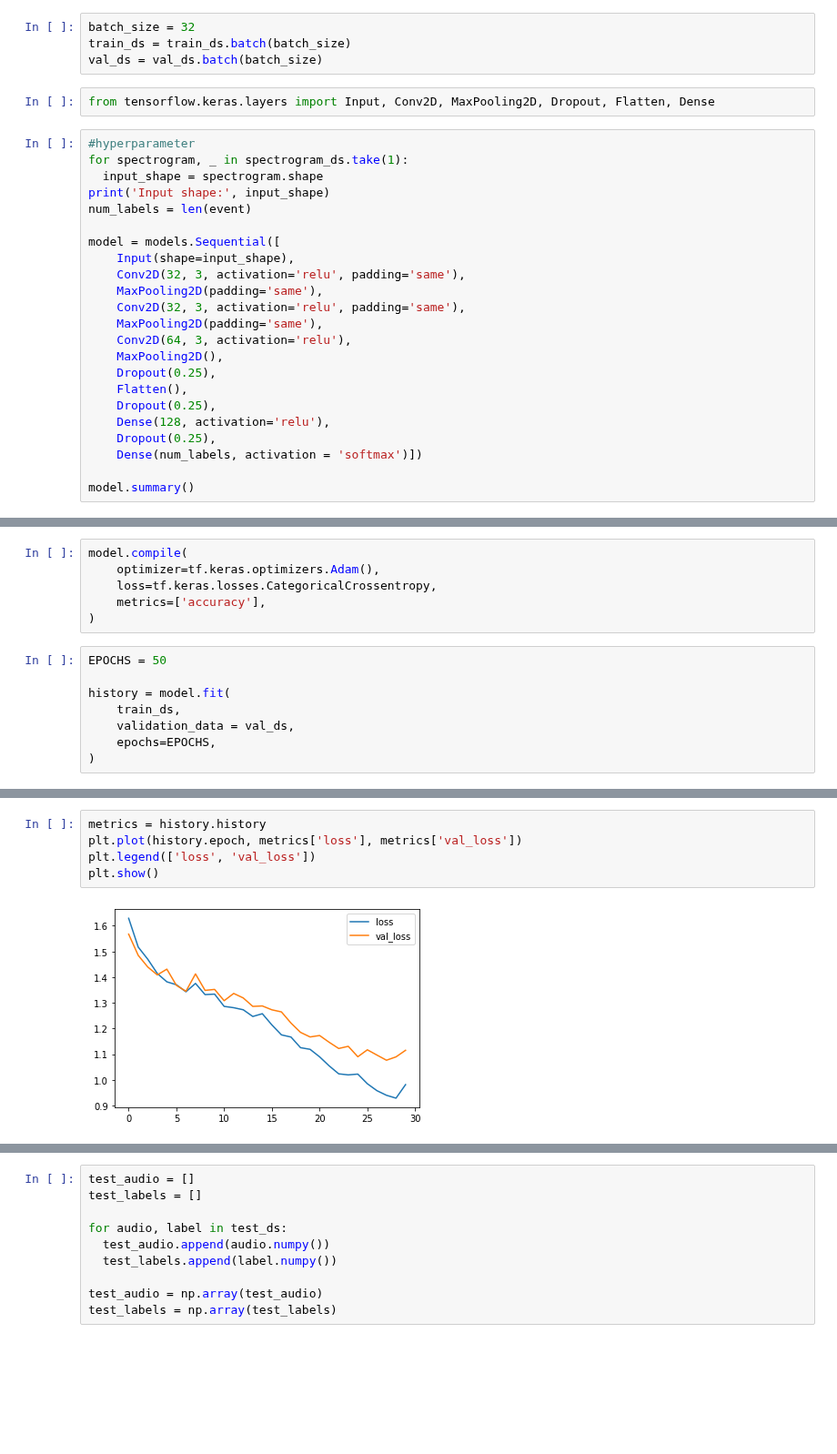
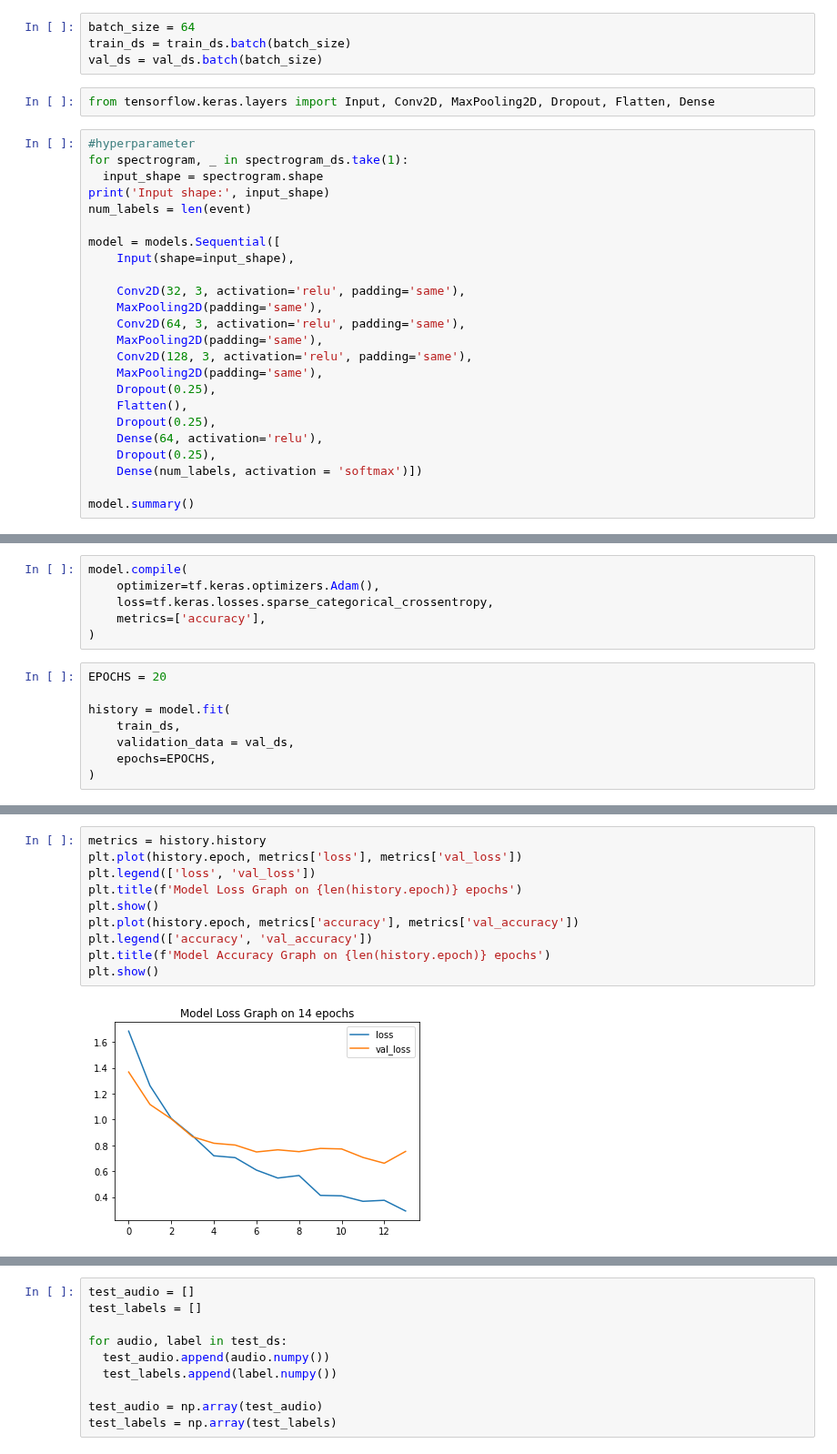
Before and after one commit to C22-PS121/machine-learning, a Jupyter notebook: ML_Model.ipynb, the cells around one changed output, grey strips where cells are left out. Shown at 91% size. Cells and saved outputs as stored; diff of their text form; blank space fills up the shorter version.

Commit message:
Reparametering and Train with 20 Epochs

```diff
--- a/ML_Model.ipynb
+++ b/ML_Model.ipynb
@@ -373,5 +346,5 @@ WARNING:tensorflow:Using a while_loop for converting IO>AudioResample
 # %%
-batch_size = 32
+batch_size = 64
 train_ds = train_ds.batch(batch_size)
 val_ds = val_ds.batch(batch_size)
 # %%
@@ -385,16 +358,17 @@ num_labels = len(event)
 
 model = models.Sequential([
     Input(shape=input_shape),
+
     Conv2D(32, 3, activation='relu', padding='same'),
     MaxPooling2D(padding='same'),
-    Conv2D(32, 3, activation='relu', padding='same'),
+    Conv2D(64, 3, activation='relu', padding='same'),
     MaxPooling2D(padding='same'),
-    Conv2D(64, 3, activation='relu'),
-    MaxPooling2D(),
+    Conv2D(128, 3, activation='relu', padding='same'),
+    MaxPooling2D(padding='same'),
     Dropout(0.25),
     Flatten(),
     Dropout(0.25),
-    Dense(128, activation='relu'),
+    Dense(64, activation='relu'),
     Dropout(0.25),
     Dense(num_labels, activation = 'softmax')])
 
@@ -420,11 +394,11 @@ _________________________________________________________________
 # %%
 model.compile(
     optimizer=tf.keras.optimizers.Adam(),
-    loss=tf.keras.losses.CategoricalCrossentropy,
+    loss=tf.keras.losses.sparse_categorical_crossentropy,
     metrics=['accuracy'],
 )
 # %%
-EPOCHS = 50
+EPOCHS = 20
 
 history = model.fit(
     train_ds,
@@ -452,7 +414,12 @@ Epoch 30/30
 # %%
 metrics = history.history
 plt.plot(history.epoch, metrics['loss'], metrics['val_loss'])
 plt.legend(['loss', 'val_loss'])
+plt.title(f'Model Loss Graph on {len(history.epoch)} epochs')
 plt.show()
+plt.plot(history.epoch, metrics['accuracy'], metrics['val_accuracy'])
+plt.legend(['accuracy', 'val_accuracy'])
+plt.title(f'Model Accuracy Graph on {len(history.epoch)} epochs')
+plt.show()
 # %% [output]
-[figure, old version]
+[figure, new version]
```
Also changed, not shown: parts of 65 cells of this notebook, 11 other files.
